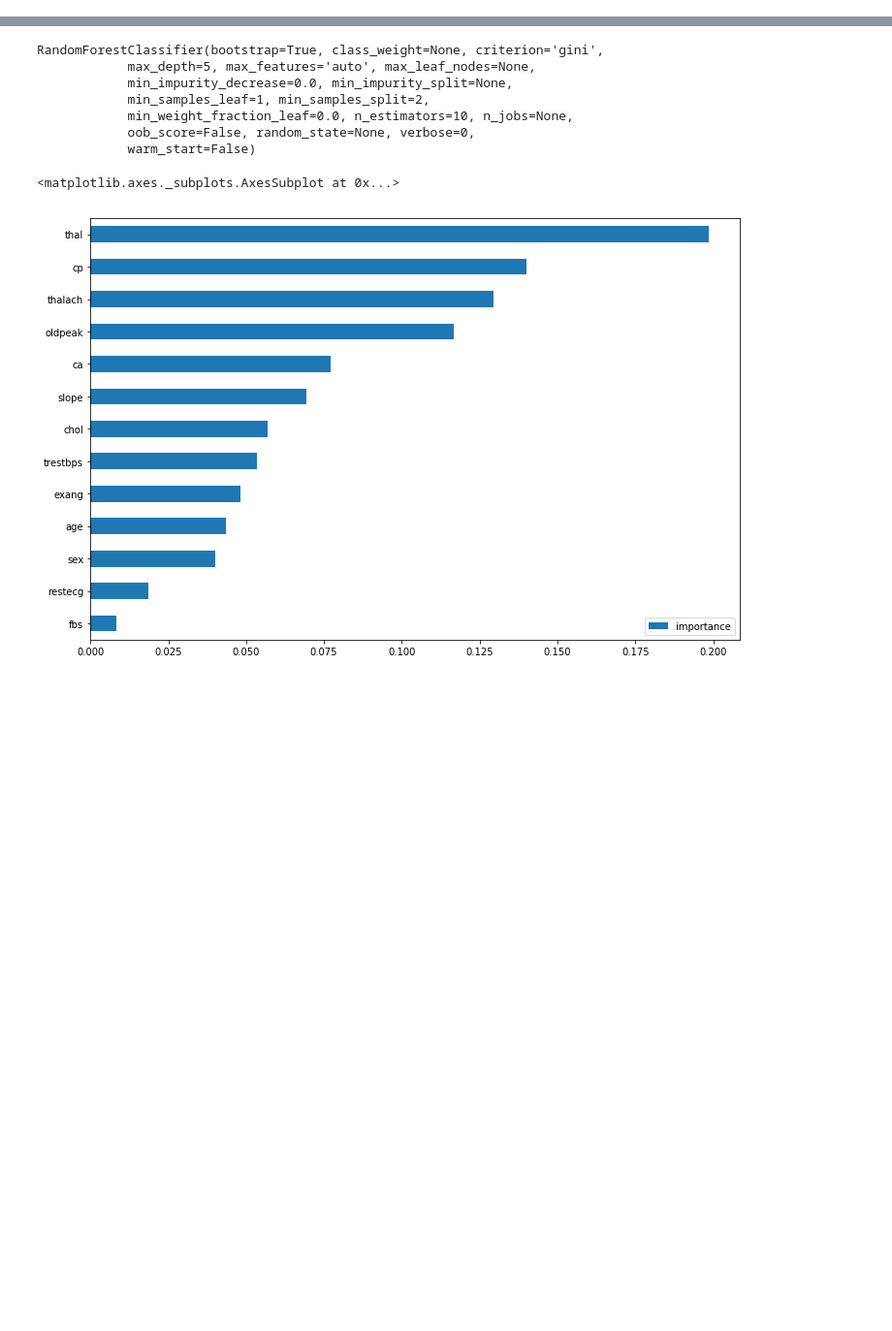
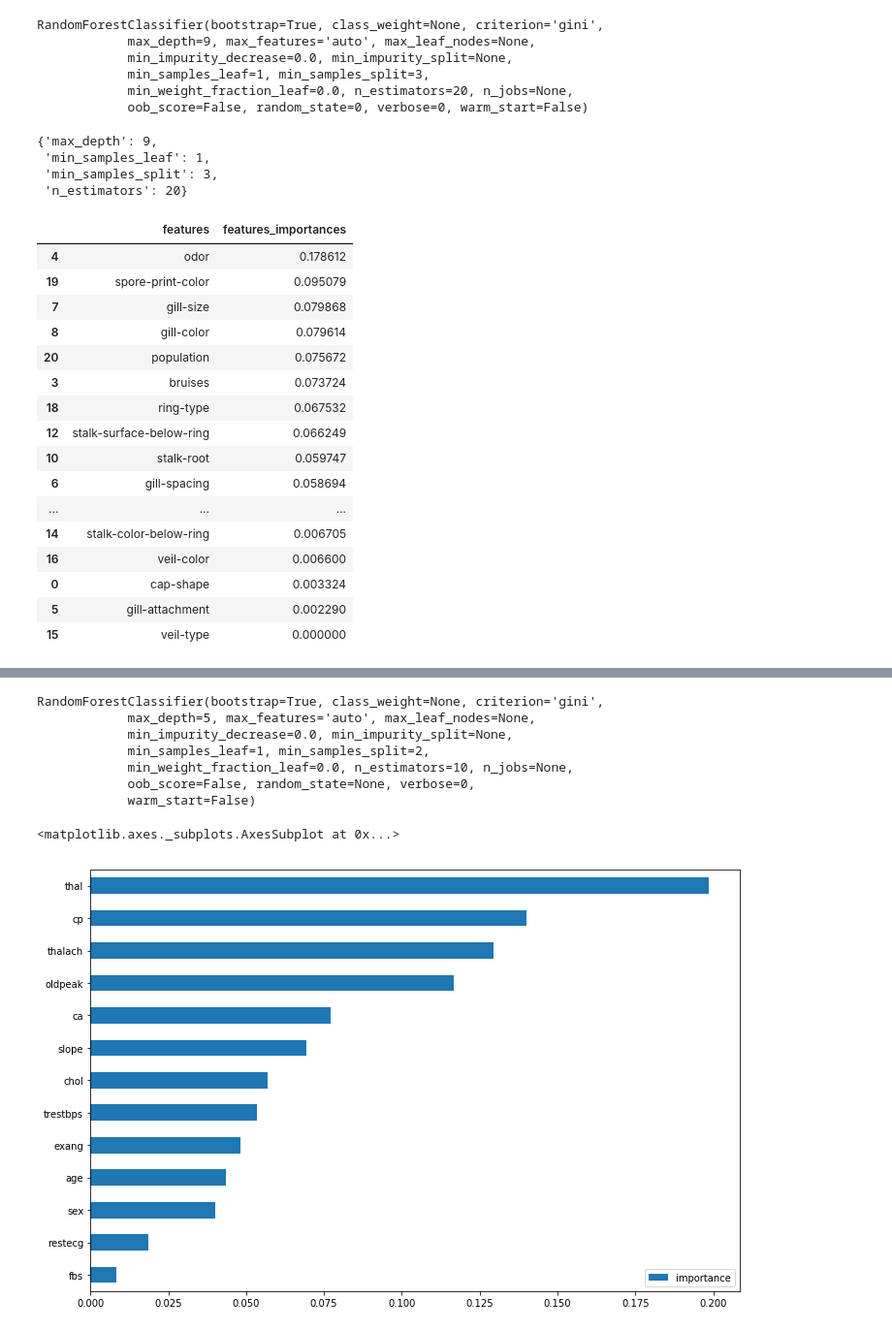
Before and after one commit to Quantanomo/DS, a Jupyter notebook: Random_Forest.ipynb, the cells around one changed output, grey strips where cells are left out. Shown: that part at 97% size. Drawn from its saved outputs; the diff is of its cells as text; code cells hidden in the pictures; blank space fills up the shorter version.

```diff
--- a/Random_Forest.ipynb
+++ b/Random_Forest.ipynb
@@ -4,0 +34,3 @@ from sklearn.ensemble import RandomForestClassifier
+# %%
+np.random.seed(0)
+grid_search_cv_rf.fit(x_train, y_train)
@@ -4,0 +56,43 @@ from sklearn.ensemble import RandomForestClassifier
+# %%
+grid_search_cv_rf.best_estimator_
+# %% [output]
+RandomForestClassifier(bootstrap=True, class_weight=None, criterion='gini',
+            max_depth=9, max_features='auto', max_leaf_nodes=None,
+            min_impurity_decrease=0.0, min_impurity_split=None,
+            min_samples_leaf=1, min_samples_split=3,
+            min_weight_fraction_leaf=0.0, n_estimators=20, n_jobs=None,
+            oob_score=False, random_state=0, verbose=0, warm_start=False)
+# %%
+grid_search_cv_rf.best_params_
+# %% [output]
+{'max_depth': 9,
+ 'min_samples_leaf': 1,
+ 'min_samples_split': 3,
+ 'n_estimators': 20}
+# %%
+best_rf = grid_search_cv_rf.best_estimator_
+# %%
+feature_importances = best_rf.feature_importances_
+# %%
+feature_importances_df = pd.DataFrame({'features': list(x_train),
+                                      'features_importances': feature_importances })
+# %%
+feature_importances_df.sort_values('features_importances', ascending=False)
+# %% [output]
+|  | features | features_importances |
+| 4 | odor | 0.178612 |
+| 19 | spore-print-color | 0.095079 |
+| 7 | gill-size | 0.079868 |
+| 8 | gill-color | 0.079614 |
+| 20 | population | 0.075672 |
+| 3 | bruises | 0.073724 |
+| 18 | ring-type | 0.067532 |
+| 12 | stalk-surface-below-ring | 0.066249 |
+| 10 | stalk-root | 0.059747 |
+| 6 | gill-spacing | 0.058694 |
+| ... | ... | ... |
+| 14 | stalk-color-below-ring | 0.006705 |
+| 16 | veil-color | 0.006600 |
+| 0 | cap-shape | 0.003324 |
+| 5 | gill-attachment | 0.002290 |
+| 15 | veil-type | 0.000000 |
```
Also changed, not shown: parts of 17 cells of this notebook.
